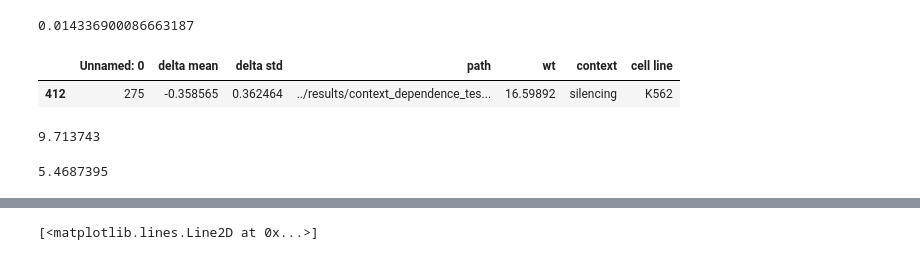
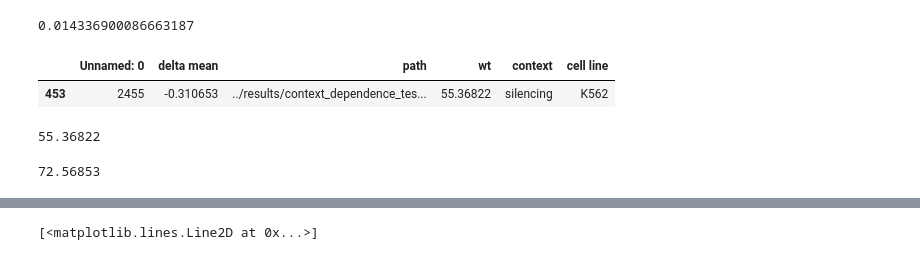
Before and after one commit to p-koo/creme-nn, a Jupyter notebook: figures/sufficiency_necessity.ipynb, the cells around one changed output, grey strips where cells are left out. Drawn from its saved outputs; the diff is of its cells as text; code cells hidden in the pictures.

```diff
--- a/figures/sufficiency_necessity.ipynb
+++ b/figures/sufficiency_necessity.ipynb
@@ -381,8 +385,8 @@ sil[np.abs(sil['(MUT - CONTROL) / WT']- sil['(MUT - CONTROL) / CONTROL'])<0.01]
 # %%
 context_effect = pd.read_csv('../results/context_dependence_test/enformer/K562_context.csv')
 # %%
-context_effect[context_effect['path']=='../results/context_dependence_test/enformer/ZNF566_chr19_36489435_-.pickle']
+context_effect[context_effect['path']=='../results/context_dependence_test/enformer/PROSER2_chr10_11823355_+.pickle']
 # %% [output]
-|  | Unnamed: 0 | delta mean | delta std | path | wt | context | cell line |
-| 412 | 275 | -0.358565 | 0.362464 | ../results/context_dependence_tes... | 16.59892 | silencing | K562 |
+|  | Unnamed: 0 | delta mean | path | wt | context | cell line |
+| 453 | 2455 | -0.310653 | ../results/context_dependence_tes... | 55.36822 | silencing | K562 |
 # %%
@@ -390,8 +394,8 @@ res_con = utils.read_pickle('../results/context_dependence_test/enformer/ZNF566_
 # %%
-res_con['wt'][[447, 448],0].mean()
+res_con['wt'][[447, 448],2].mean()
 # %% [output]
-9.713743
+55.36822
 # %%
-res_con['mut'][[447, 448],0].mean()
+res_con['mut'][[447, 448],2].mean()
 # %% [output]
-5.4687395
+72.56853
```
Also changed, not shown: parts of 29 cells of this notebook, 5 other files.
